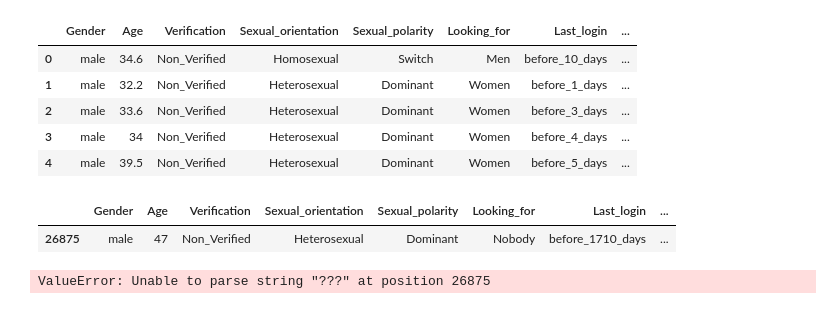
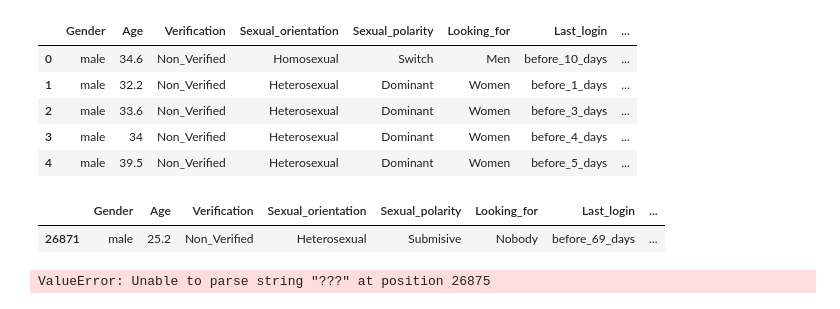
Before and after one commit to crushdig/Data-Science-In-Practice-Project, a Jupyter notebook: LB_project/notebooks/prep/200_prep_datasets.ipynb, the cells around one changed output. Drawn from its saved outputs; the diff is of its cells as text; code cells hidden in the pictures.

```diff
--- a/LB_project/notebooks/prep/200_prep_datasets.ipynb
+++ b/LB_project/notebooks/prep/200_prep_datasets.ipynb
@@ -144,10 +144,10 @@ sexWork_df.head()
 | 3 | male | 34 | Non_Verified | Heterosexual | Dominant | Women | before_4_days | ... |
 | 4 | male | 39.5 | Non_Verified | Heterosexual | Dominant | Women | before_5_days | ... |
 # %%
-sexWork_df.loc[[26875]]
+sexWork_df.loc[[26871]]
 # %% [output]
 |  | Gender | Age | Verification | Sexual_orientation | Sexual_polarity | Looking_for | Last_login | ... |
-| 26875 | male | 47 | Non_Verified | Heterosexual | Dominant | Nobody | before_1710_days | ... |
+| 26871 | male | 25.2 | Non_Verified | Heterosexual | Submisive | Nobody | before_69_days | ... |
 # %%
 #change all the ??? in Age to Nan
 sexWork_df.at[1357, 'Age'] = np.nan
```
